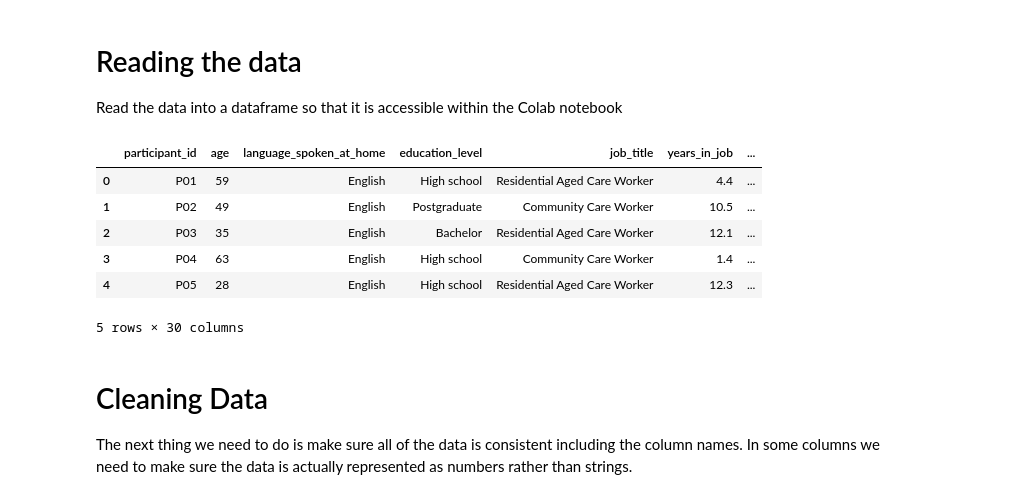
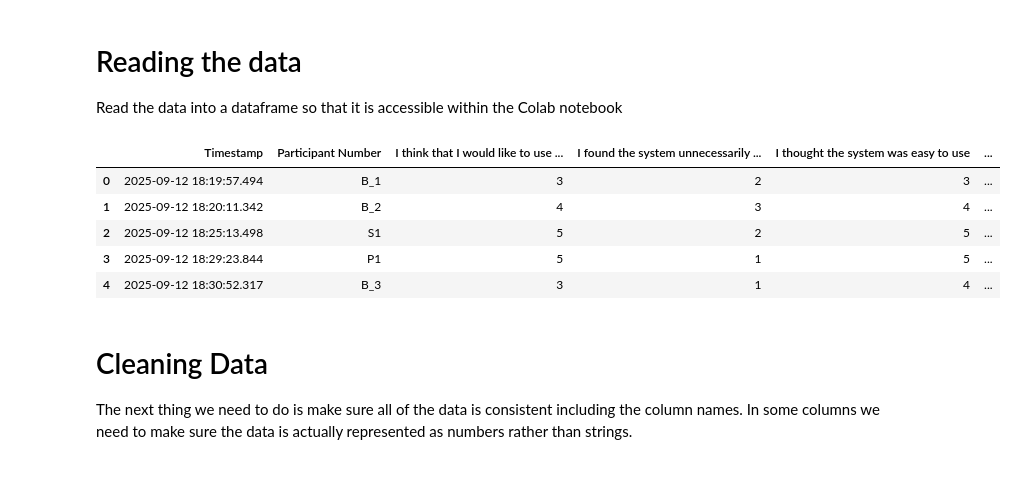
Before and after one commit to bardicbyte/SurplusFoodAppPrototype, a Jupyter notebook: Copy_of_Usability_Evaluation_Sample_DECO6500_2_2025.ipynb, the cells around one changed output. Saved outputs shown, nothing was run; the diff lists cells and outputs as text; code cells hidden in the pictures.

```diff
--- a/Copy_of_Usability_Evaluation_Sample_DECO6500_2_2025.ipynb
+++ b/Copy_of_Usability_Evaluation_Sample_DECO6500_2_2025.ipynb
@@ -38,17 +35,15 @@ Saving UsabilityEvaluationData.xlsx to UsabilityEvaluationData.xlsx
 Read the data into a dataframe so that it is accessible within the Colab notebook
 # %%
 # Read the file from the uploaded bytes data
-df = pd.read_excel(io.BytesIO(uploaded[filename]))
 
 df.head()
 # %% [output]
-|  | participant_id | age | language_spoken_at_home | education_level | job_title | years_in_job | ... |
-| 0 | P01 | 59 | English | High school | Residential Aged Care Worker | 4.4 | ... |
-| 1 | P02 | 49 | English | Postgraduate | Community Care Worker | 10.5 | ... |
-| 2 | P03 | 35 | English | Bachelor | Residential Aged Care Worker | 12.1 | ... |
-| 3 | P04 | 63 | English | High school | Community Care Worker | 1.4 | ... |
-| 4 | P05 | 28 | English | High school | Residential Aged Care Worker | 12.3 | ... |
+|  | Timestamp | Participant Number | I think that I would like to use ... | I found the system unnecessarily ... | I thought the system was easy to use | ... |
+| 0 | 2025-09-12 18:19:57.494 | B_1 | 3 | 2 | 3 | ... |
+| 1 | 2025-09-12 18:20:11.342 | B_2 | 4 | 3 | 4 | ... |
+| 2 | 2025-09-12 18:25:13.498 | S1 | 5 | 2 | 5 | ... |
+| 3 | 2025-09-12 18:29:23.844 | P1 | 5 | 1 | 5 | ... |
+| 4 | 2025-09-12 18:30:52.317 | B_3 | 3 | 1 | 4 | ... |
-5 rows × 30 columns
 # %% [markdown]
 # Cleaning Data
 
```
Also changed, not shown: parts of 2 cells of this notebook, 1 other file.
